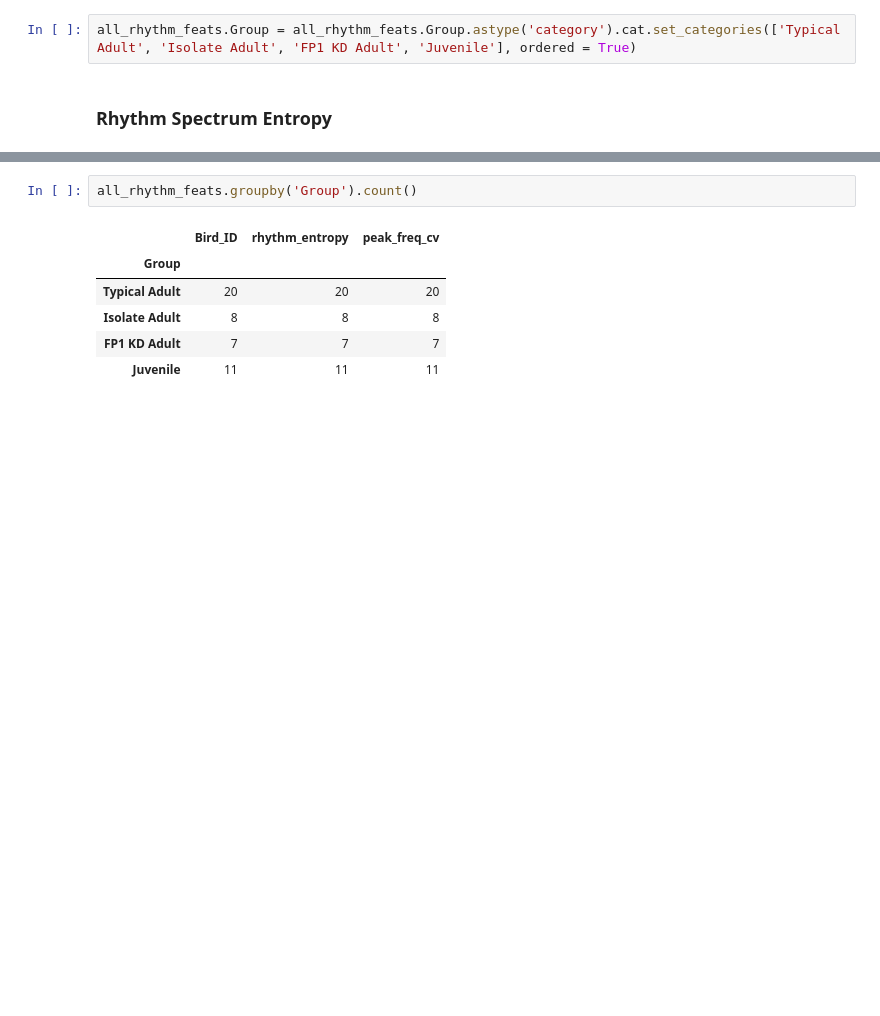
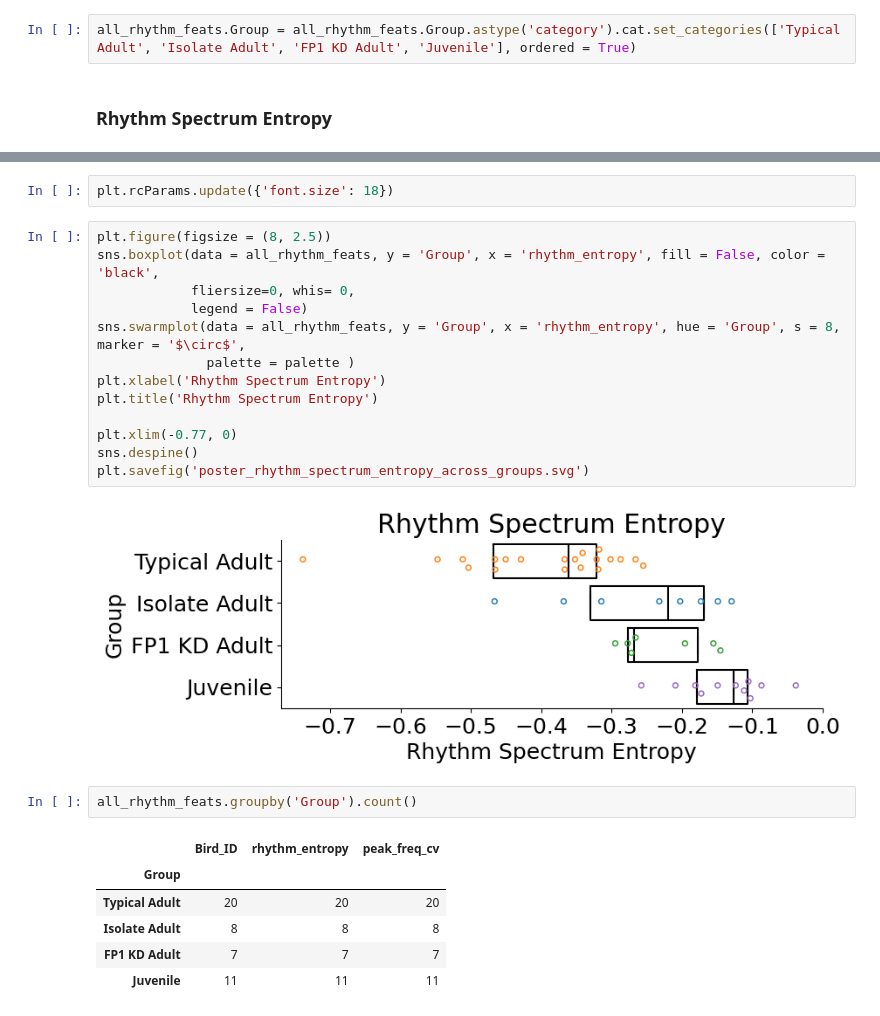
Before and after one commit to theresekoch/AVN_paper, a Jupyter notebook: 03 - Timing/03 - Rhythm Spectrum Group Comparisons.ipynb, the cells around one changed output, grey strips where cells are left out. Drawn from its saved outputs; the diff is of its cells as text; blank space fills up the shorter version.

```diff
--- a/03 - Timing/03 - Rhythm Spectrum Group Comparisons.ipynb
+++ b/03 - Timing/03 - Rhythm Spectrum Group Comparisons.ipynb
@@ -176,3 +199,20 @@ plt.ylim(-0.8, 0.0999)
+# %%
+plt.rcParams.update({'font.size': 18})
+# %%
+plt.figure(figsize = (8, 2.5))
+sns.boxplot(data = all_rhythm_feats, y = 'Group', x = 'rhythm_entropy', fill = False, color = 'black',
+            fliersize=0, whis= 0,
+            legend = False)
+sns.swarmplot(data = all_rhythm_feats, y = 'Group', x = 'rhythm_entropy', hue = 'Group', s = 8, marker = '$\circ$',
+              palette = palette )
+plt.xlabel('Rhythm Spectrum Entropy')
+plt.title('Rhythm Spectrum Entropy')
+
+plt.xlim(-0.77, 0)
+sns.despine()
+plt.savefig('poster_rhythm_spectrum_entropy_across_groups.svg')
+# %% [output]
+[figure, added]
 # %%
 all_rhythm_feats.groupby('Group').count()
 # %% [output]
```
Also changed, not shown: parts of 7 cells of this notebook, 6 other files.
